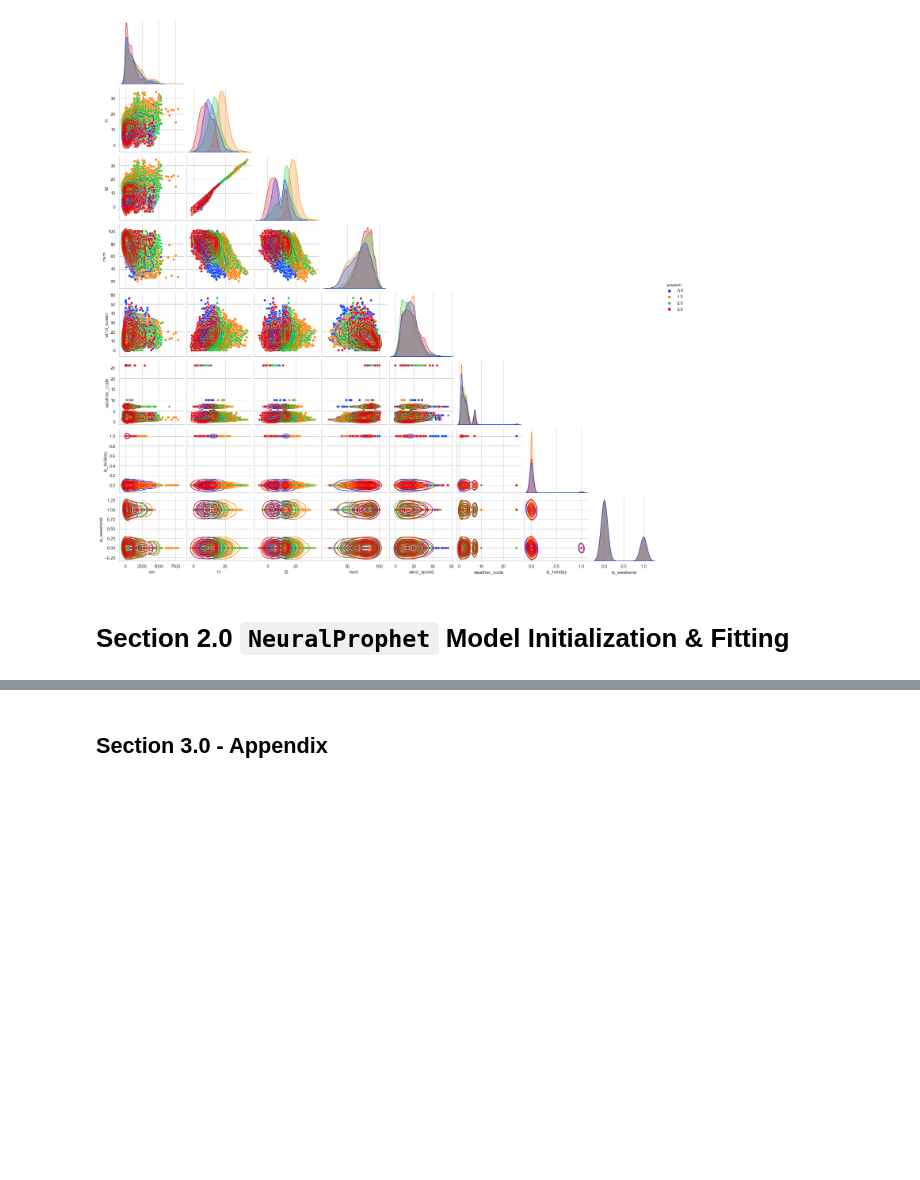
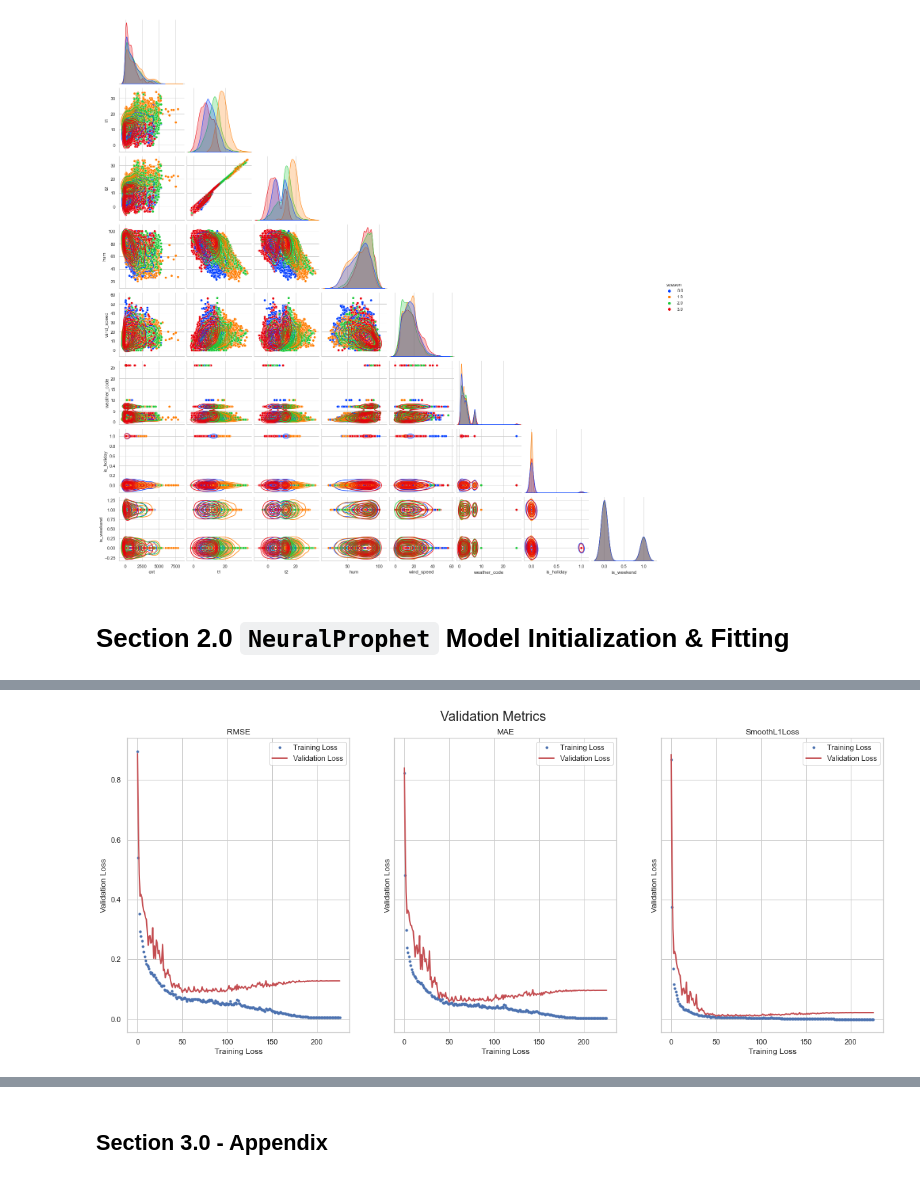
Before and after one commit to sunnydigital/DS4B_Su22, a Jupyter notebook: Final Project/5.30.22 Final Project .ipynb, the cells around one changed output, grey strips where cells are left out. Cells and saved outputs as stored; diff of their text form; code cells hidden in the pictures; blank space fills up the shorter version.

```diff
--- a/Final Project/5.30.22 Final Project .ipynb
+++ b/Final Project/5.30.22 Final Project .ipynb
@@ -159 +177,15 @@ test = df_test.rename(columns={'timestamp': 'ds', 'cnt': 'y'})[['ds', 'y']]
+# %%
+def plot_validation(metrics_df, metrics = ['SmoothL1Loss', 'MAE', 'RMSE']):
+
+    fig, axs = plt.subplots(ncols=len(metrics), nrows=1, sharex=True, sharey=True, figsize=(20, 8))
+    fig.suptitle('Validation Metrics', fontsize=20, y=0.95)
+
+    for metric, ax in zip(metrics, axs.ravel()):
+        ax.plot(metrics_df[metric], 'ob', linewidth=6, label='Training Loss', markersize='3')
+        ax.plot(metrics_df[f'{metric}_val'], 'r', linewidth=2, label='Validation Loss')
+
+        ax.set_xlabel('Training Loss')
+        ax.set_ylabel('Validation Loss')
+        ax.set_title(metric)
+        ax.legend()
 # %%
@@ -211,0 +254,4 @@ KeyError: 'MAE_val'
+# %%
+plot_validation(metrics2, metrics=['RMSE', 'MAE', 'SmoothL1Loss'])
+# %% [output]
+[figure, added]
```
Also changed, not shown: parts of 17 cells of this notebook.
